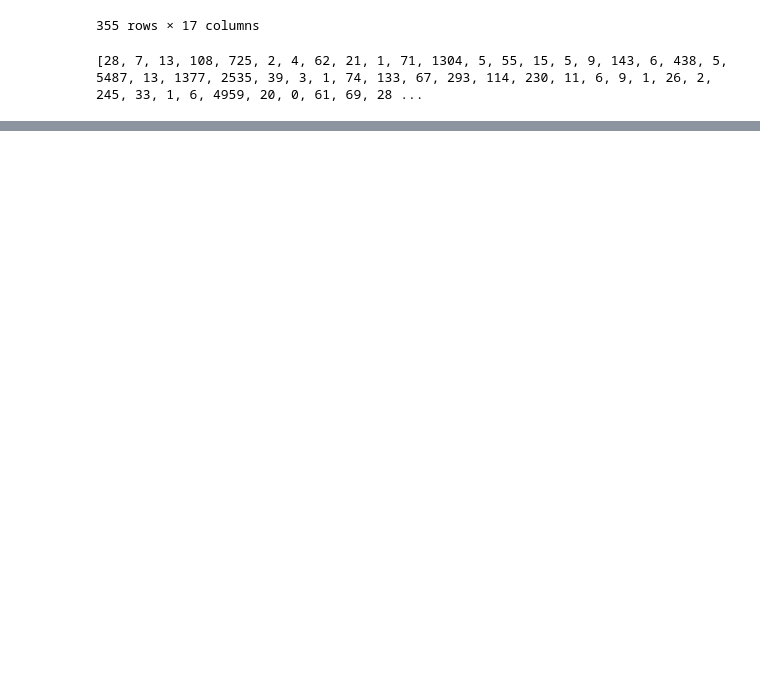
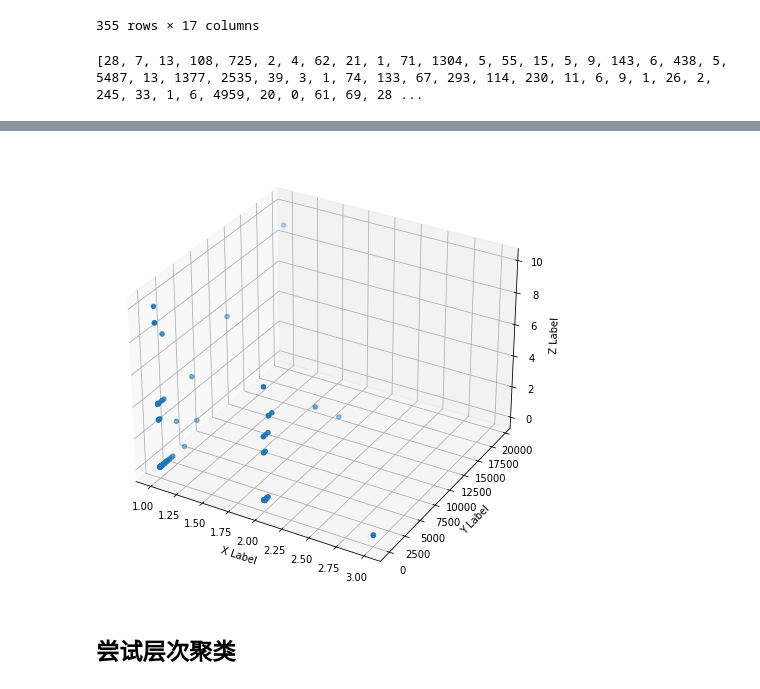
Before and after one commit to Xianyu39/MCMA2023, a Jupyter notebook: xk/code/clear.ipynb, the cells around one changed output, grey strips where cells are left out. Drawn from its saved outputs; the diff is of its cells as text; code cells hidden in the pictures; blank space fills up the shorter version.

```diff
--- a/xk/code/clear.ipynb
+++ b/xk/code/clear.ipynb
@@ -443,0 +453,3 @@ with pd.ExcelWriter('../excel/Problem_C_Data_Wordle.xlsx') as writer:
+# %%
+X=data.iloc[:,13:16]
+X
@@ -443,0 +474,20 @@ with pd.ExcelWriter('../excel/Problem_C_Data_Wordle.xlsx') as writer:
+# %%
+
+
+
+# 创建一个三维图形对象
+fig = plt.figure(figsize=(20,8))
+ax = fig.add_subplot(111, projection='3d')
+
+# 绘制散点图
+ax.scatter(X['Replication number'], X['Frequency'], X['characters'])
+
+# 设置坐标轴标签
+ax.set_xlabel('X Label')
+ax.set_ylabel('Y Label')
+ax.set_zlabel('Z Label')
+
+# 显示图形
+plt.show()
+# %% [output]
+[figure, added]
@@ -443,0 +496,2 @@ with pd.ExcelWriter('../excel/Problem_C_Data_Wordle.xlsx') as writer:
+# %% [markdown]
+## 尝试层次聚类
```
Also changed, not shown: parts of 8 cells of this notebook.
